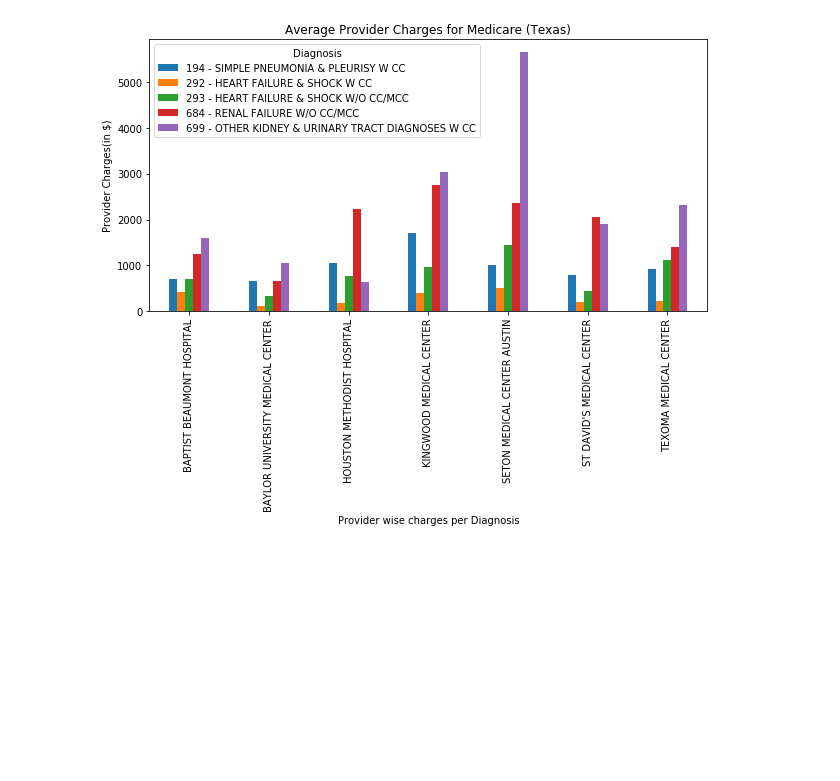
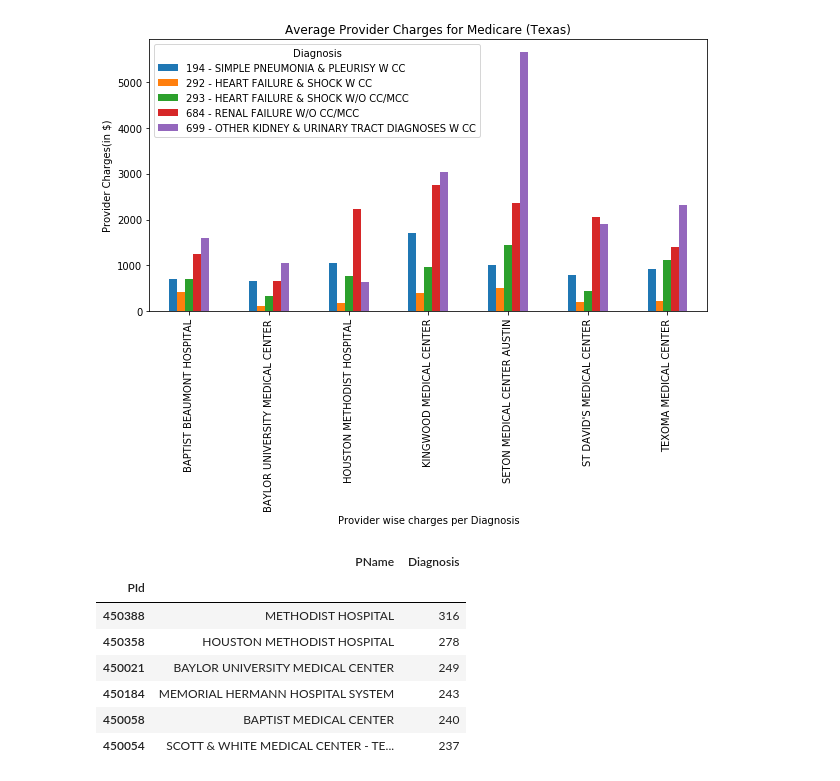
Before and after one commit to nilamroy2/Group6_Project_1, a Jupyter notebook: group6_starter_code_vasudha.ipynb, the cells around one changed output. Drawn from its saved outputs; the diff is of its cells as text; code cells hidden in the pictures; blank space fills up the shorter version.

```diff
--- a/group6_starter_code_vasudha.ipynb
+++ b/group6_starter_code_vasudha.ipynb
@@ -304,0 +302,31 @@ plt.show()
+# %%
+#Medical Providers in Texas that provide maximum diagnosis
+df_pr_renamed.head()
+
+#Providers for TX state for the above list of diagnosis (658 rows)
+#state_list = ['TX']
+df_renamed_provider_state = df_pr_renamed[df_pr_renamed.State.isin(state_list)]
+df_renamed_provider_state
+
+#Grouping based on providers
+#This will yield providers and the number of diagnosis they provide
+df_renamed_provider_state_grp = df_renamed_provider_state.groupby(['PId','PName'])
+df_renamed_provider_state_grp.count()
+
+df_renamed_provider_diagnosis_unq = df_renamed_provider_state_grp['Diagnosis'].nunique()
+
+diagnosis_unq_df = pd.DataFrame(df_renamed_provider_diagnosis_unq)
+diagnosis_unq_df.reset_index(level=['PName'],inplace=True)
+
+max_providers = diagnosis_unq_df.sort_values('Diagnosis',ascending=False).head(6)
+#df_renamed_provider_state_grp['Diagnosis'].count()
+max_providers
+# %% [output]
+|  | PName | Diagnosis |
+| PId |  |  |
+| 450388 | METHODIST HOSPITAL | 316 |
+| 450358 | HOUSTON METHODIST HOSPITAL | 278 |
+| 450021 | BAYLOR UNIVERSITY MEDICAL CENTER | 249 |
+| 450184 | MEMORIAL HERMANN HOSPITAL SYSTEM | 243 |
+| 450058 | BAPTIST MEDICAL CENTER | 240 |
+| 450054 | SCOTT & WHITE MEDICAL CENTER - TE... | 237 |
```
Also changed, not shown: parts of 10 cells of this notebook, 3 other files.
